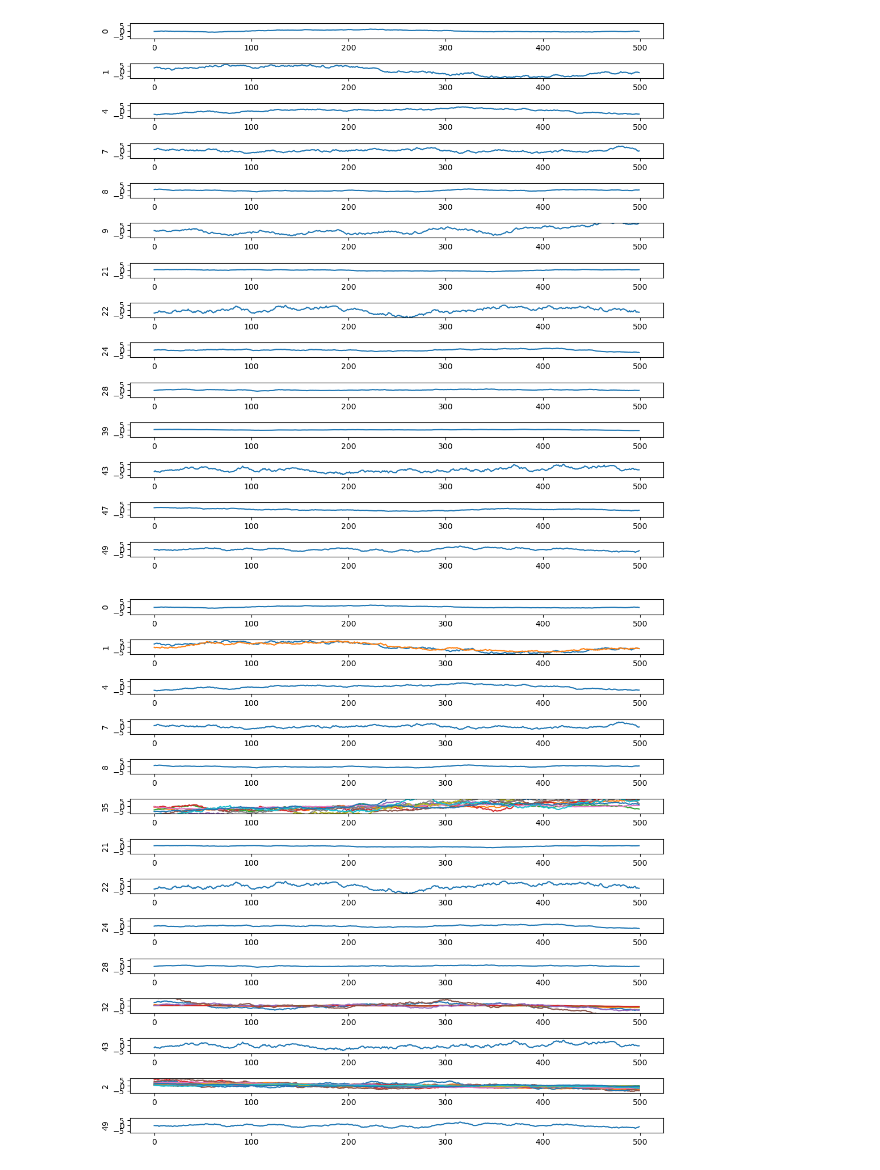
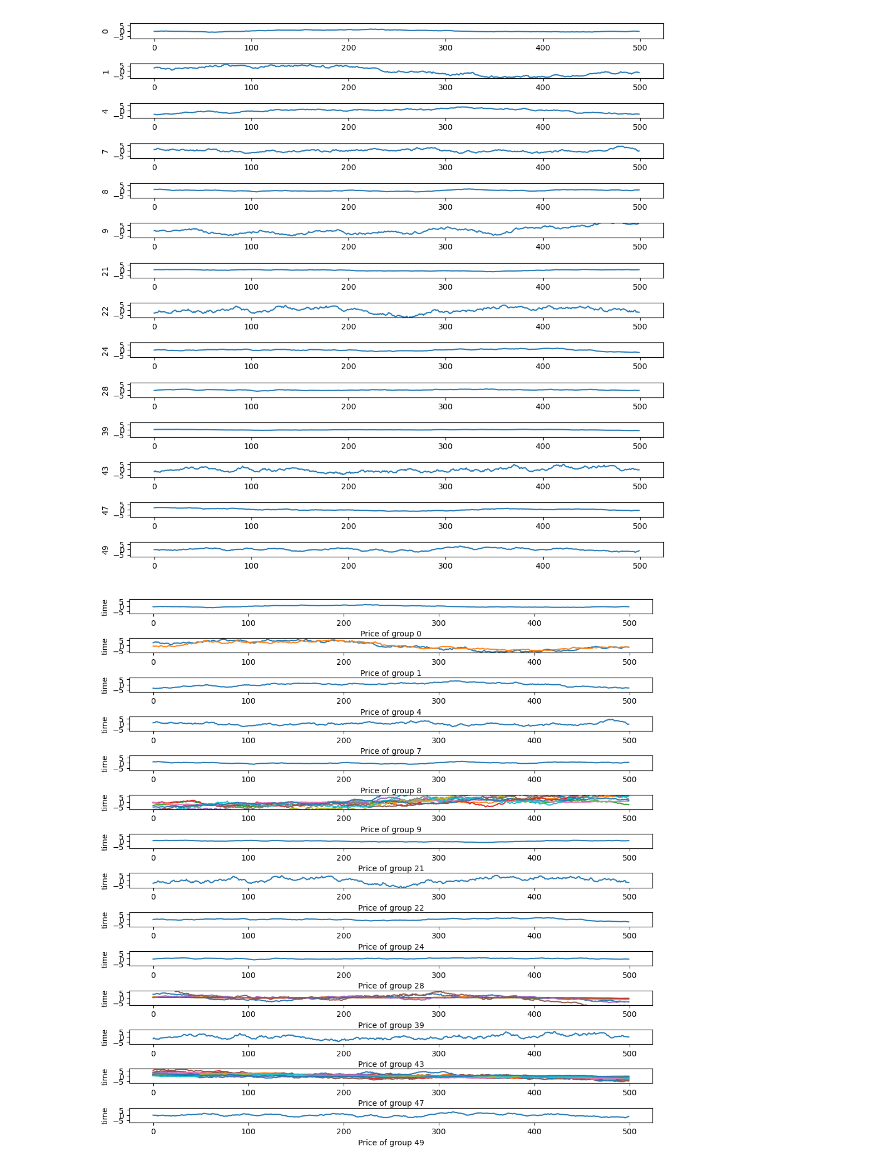
Before and after one commit to Troppydash/algothon, a Jupyter notebook: data_analysis.ipynb, the cells around one changed output. Saved outputs shown, nothing was run; the diff lists cells and outputs as text; code cells hidden in the pictures.

```diff
--- a/data_analysis.ipynb
+++ b/data_analysis.ipynb
@@ -123,11 +123,12 @@ for i in range(len(reps)):
 # %%
 # Check the group rep
 fig, axs = plt.subplots(len(reps), 1, figsize=(10, 10))
 fig.tight_layout()
 
 for i in range(len(reps)):
     for elem in groups[reps[i]]:
         sns.lineplot(df[elem] - df[elem].mean(), ax=axs[i])
     axs[i].set_ylim(-7, 7)
+    axs[i].set(xlabel=f"Price of group {reps[i]}", ylabel="time")
 # %% [output]
-[figure, old version]
+[figure, new version]
```
Also changed, not shown: 2 other files.
